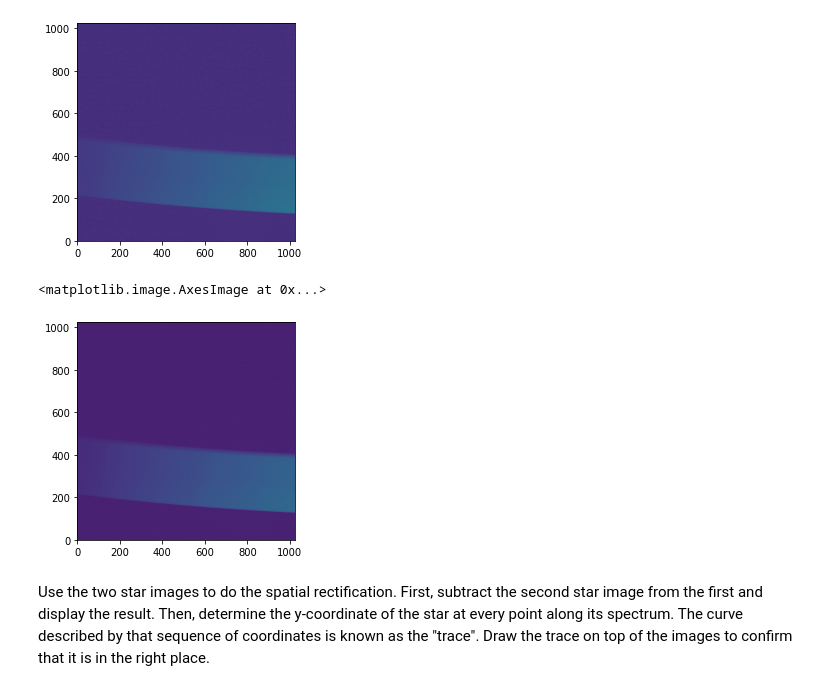
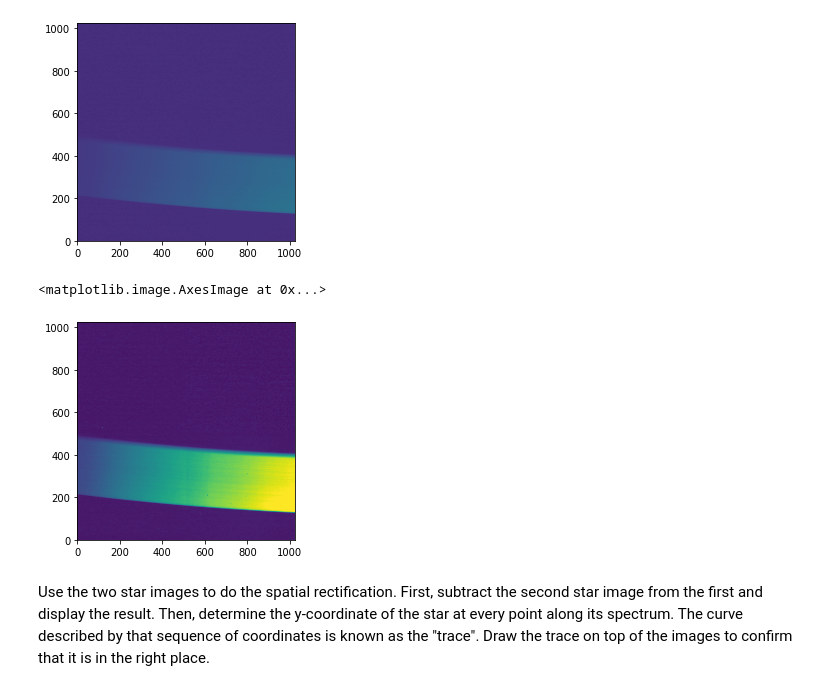
Before and after one commit to arnav257/Astro, a Jupyter notebook: SpectroscopyTutorial.ipynb, the cells around one changed output. Drawn from its saved outputs; the diff is of its cells as text; code cells hidden in the pictures.

```diff
--- a/SpectroscopyTutorial.ipynb
+++ b/SpectroscopyTutorial.ipynb
@@ -113,11 +115,12 @@ plt.imshow(flat1,origin='lower')
 <matplotlib.image.AxesImage at 0x...>
 [figure]
 # %%
+plt.close()
 flat=0.5*(flat1+flat2)
-plt.imshow(flat,origin='lower')
+plt.imshow(flat,origin='lower',vmin=np.percentile(flat,1),vmax=np.percentile(flat,99))
 # %% [output]
 <matplotlib.image.AxesImage at 0x...>
-[figure, old version]
+[figure, new version]
 # %% [markdown]
 Use the two star images to do the spatial rectification. First, subtract the second star image from the first and display the result. Then, determine the y-coordinate of the star at every point along its spectrum. The curve described by that sequence of coordinates is known as the "trace". Draw the trace on top of the images to confirm that it is in the right place.
 # %%
```
Also changed, not shown: parts of 48 cells of this notebook.
